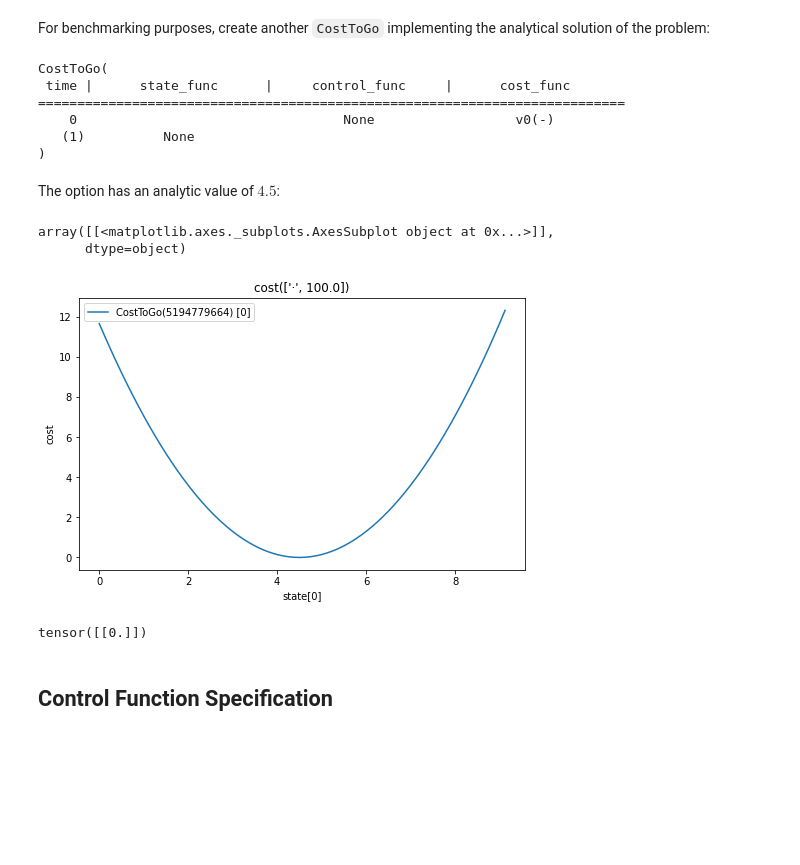
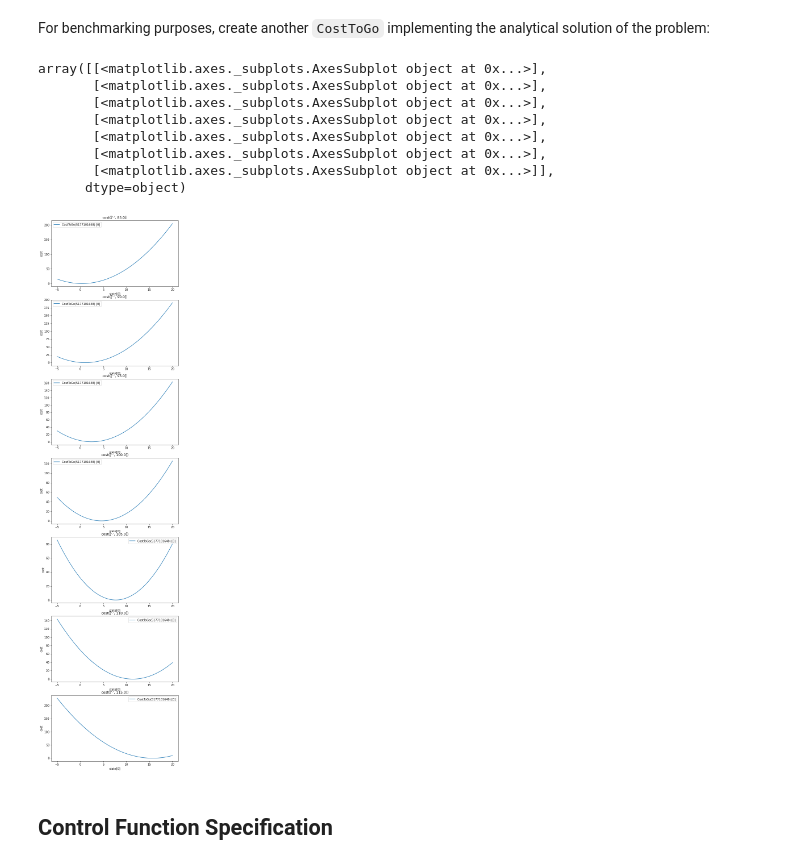
Before and after one commit to rwlmu/ml-adp, a Jupyter notebook: doc/examples/option_hedging.ipynb, the cells around one changed output. Drawn from its saved outputs; the diff is of its cells as text; code cells hidden in the pictures; blank space fills up the shorter version.

Commit message:
Update Option Hedging Example With Analytic Solution

```diff
--- a/doc/examples/option_hedging.ipynb
+++ b/doc/examples/option_hedging.ipynb
@@ -57,7 +57,7 @@ As a concrete example take
 
 Fix the basic parameters:
 # %%
-number_periods = 5
+time_horizon = 6
 number_risky_assets = 1
 
 initial_value = 100.
@@ -75,7 +75,7 @@ Create the option and derive the corresponding cost function:
 # %%
 from ml_adp.model.finance import EuropeanCallOption
 
-option = EuropeanCallOption(strike=100., underlying_index=1)
+option = EuropeanCallOption(strike=100., underlying_index=0)
 # %% [markdown]
 As a callable, ``option`` will accept samples of states $s_T=(w_T, p_T)$ and produce the corresponding samples of payoffs.
 `ml_adp.finance.SquareReplicationError` saves any such callable (i.e., callables producing payoffs) and produces samples of the square replication error.
@@ -104,21 +105,3 @@ CostToGo(
 )
 # %% [markdown]
 For benchmarking purposes, create another `CostToGo` implementing the analytical solution of the problem:
-# %%
-def v0(state):
-    wealth = state[:, [0]]
-    return .577 * (wealth - 4.5) ** 2 # WIP: This is roughly estimated by hand
-
-analytic_error = CostToGo = CostToGo.from_steps(0)
-analytic_error.cost_functions[0] = v0
-
-analytic_error
-# %% [output]
-CostToGo(
- time |      state_func      |     control_func     |      cost_func
-===========================================================================
-    0                                  None                  v0(-)
-   (1)          None
-)
-# %% [markdown]
-The option has an analytic value of $4.5$:
@@ -125,17 +133,56 @@ The option has an analytic value of $4.5$:
+# %%
+def K(time: int, time_horizon: int, md: MultinomialDistribution):
+    return (1. - (md.mean() / md.second()) * md.mean()) ** (time_horizon - time)
+
+def B(prices: torch.Tensor, time: int, time_horizon: int, option, md: MultinomialDistribution) -> torch.Tensor:
+    if time == time_horizon:
+        return option(prices)
+    else:
+        next_prices = (prices * (1. + md.rets.unsqueeze(0))).unsqueeze(-1)
+        b0 = md.integrate(B(next_prices, time+1, time_horizon, option, md), moment=0)
+        b1 = md.integrate(B(next_prices, time+1, time_horizon, option, md), moment=1)
+        return b0 - (md.mean() * b1) / md.second()
+
+def C(prices: torch.Tensor, time: int, time_horizon: int, option, md: MultinomialDistribution) -> torch.Tensor:
+    if time == time_horizon:
+        return option(prices) ** 2
+    else:
+        next_prices = (prices * (1. + md.rets.unsqueeze(0))).unsqueeze(-1)
+        c0 = md.integrate(C(next_prices, time+1, time_horizon, option, md), moment=0)
+        b1 = md.integrate(B(next_prices, time+1, time_horizon, option, md), moment=1)
+        return c0 - (b1 / K(time+1, time_horizon, md)) * (b1 / md.second())
+# %%
+import functools as ft
+
+
+k = ft.partial(K, time=0, time_horizon=time_horizon, md=md)
+b = ft.partial(B, time=0, time_horizon=time_horizon, option=option, md=md)
+c = ft.partial(C, time=0, time_horizon=time_horizon, option=option, md=md)
+
+def v0(state: torch.Tensor):
+    wealth = state[:, [0]]
+    prices = state[:, 1:]
+
+    return k() * (wealth ** 2) - 2 * b(prices) * wealth + c(prices)
+
+analytic_error = CostToGo.from_steps(0)
+analytic_error.cost_functions[0] = v0
 # %%
 analytic_error.plot_state_component_range(
-    torch.arange(0, 9.25, 0.125).to(device),
-    torch.arange(100., 101., 1.).to(device),
+    torch.arange(-5., 20.25, 0.25).to(device),
+    torch.arange(85., 116., 5.).to(device),
     plot_size=(8,5)
 )
 # %% [output]
-array([[<matplotlib.axes._subplots.AxesSubplot object at 0x...>]],
+array([[<matplotlib.axes._subplots.AxesSubplot object at 0x...>],
+       [<matplotlib.axes._subplots.AxesSubplot object at 0x...>],
+       [<matplotlib.axes._subplots.AxesSubplot object at 0x...>],
+       [<matplotlib.axes._subplots.AxesSubplot object at 0x...>],
+       [<matplotlib.axes._subplots.AxesSubplot object at 0x...>],
+       [<matplotlib.axes._subplots.AxesSubplot object at 0x...>],
+       [<matplotlib.axes._subplots.AxesSubplot object at 0x...>]],
       dtype=object)
-[figure, old version]
+[figure, new version]
-# %%
-analytic_error(torch.tensor([4.5]))
-# %% [output]
-tensor([[0.]])
 # %% [markdown]
 ## Control Function Specification
 # %% [markdown]
```
Also changed, not shown: parts of 9 cells of this notebook.
